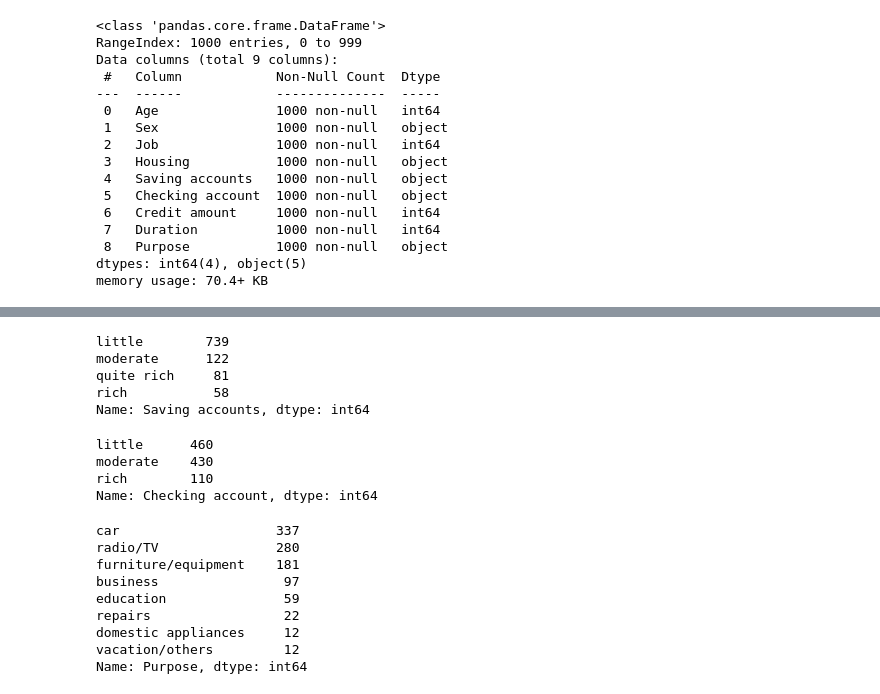
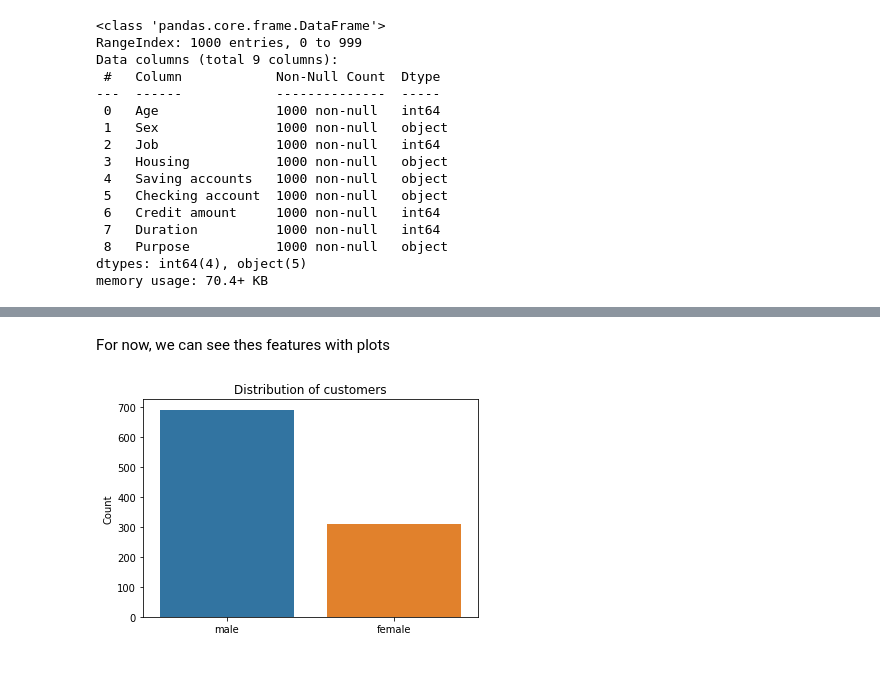
Before and after one commit to earo12/Analyzing-Screen-Time, a Jupyter notebook: Credit_Risk.ipynb, the cells around one changed output, grey strips where cells are left out. Cells and saved outputs as stored; diff of their text form; code cells hidden in the pictures.

Commit message:
Data exploration in categorical variables

```diff
--- a/Credit_Risk.ipynb
+++ b/Credit_Risk.ipynb
@@ -103,27 +95,17 @@ Name: Sex, dtype: int64
-# %%
-df['Saving accounts'].value_counts()
-# %% [output]
-little        739
-moderate      122
-quite rich     81
-rich           58
-Name: Saving accounts, dtype: int64
-# %%
-df['Checking account'].value_counts()
-# %% [output]
-little      460
-moderate    430
-rich        110
-Name: Checking account, dtype: int64
-# %%
-df['Purpose'].value_counts()
-# %% [output]
-car                    337
-radio/TV               280
-furniture/equipment    181
-business                97
-education               59
-repairs                 22
-domestic appliances     12
-vacation/others         12
-Name: Purpose, dtype: int64
+# %% [markdown]
+For now, we can see thes features with plots
+# %%
+values_sex = df['Sex'].value_counts()
+values_saving = df['Saving accounts'].value_counts()
+values_checking = df['Checking account'].value_counts()
+values_purpose = df['Purpose'].value_counts()
+# %%
+def graph_sex():
+  sns.barplot(data = df, x = values_sex.index, y = values_sex.values)
+  plt.ylabel('Count')
+  plt.title('Distribution of customers')
+  plt.show()
+
+graph_sex()
+# %% [output]
+[figure, added]
```
Also changed, not shown: parts of 8 cells of this notebook.
